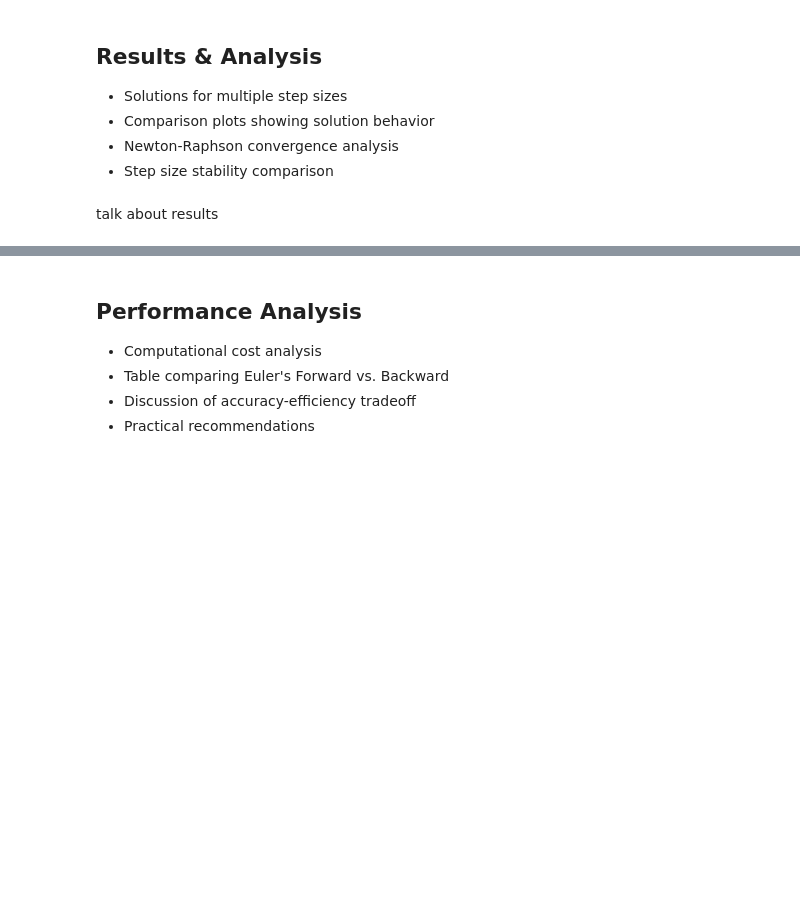
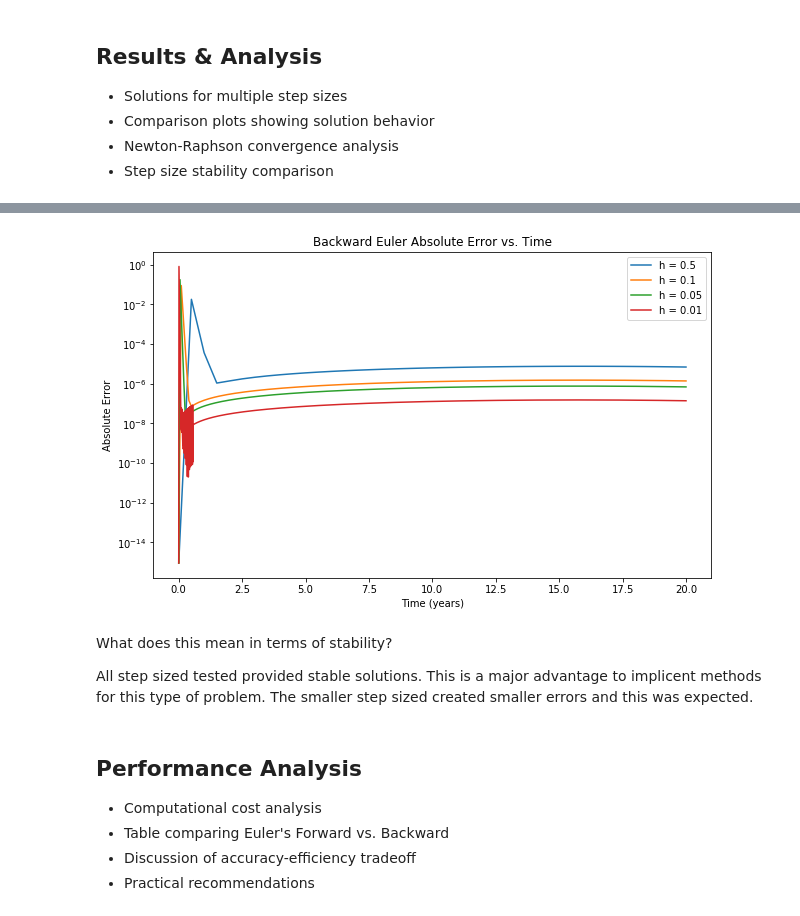
Before and after one commit to morgancodes22/coe311k, a Jupyter notebook: Gaitz_Morgan_COE311K_FinalProject_Part2.ipynb, the cells around one changed output, grey strips where cells are left out. Cells and saved outputs as stored; diff of their text form; code cells hidden in the pictures; blank space fills up the shorter version.

```diff
--- a/Gaitz_Morgan_COE311K_FinalProject_Part2.ipynb
+++ b/Gaitz_Morgan_COE311K_FinalProject_Part2.ipynb
@@ -64,2 +292,40 @@ Key characteristic: The stability requirement is much more restrictive than the
-# %% [markdown]
-talk about results
+# %%
+error_data= []
+
+for h in steps:
+
+    t, y, itera, res = solutions[h]
+
+    #print(t)#debug
+    N = exact_solution(t)
+    error = abs(y[:, 0] - N)
+
+    error_data.append({
+        "method": "Backward Euler",
+        "step size": h,
+        "number of steps": len(t) - 1,
+        "mean error": np.mean(error),
+        "max error": np.max(error),
+        "final error": error[-1],
+        "average NR iterations": np.mean(itera)
+    })
+
+error_table = pd.DataFrame(error_data)
+display(error_table)
+
+#print("debug")
+
+# plot absolute error over time for each step size
+plt.figure(figsize=(10, 6))
+for h in steps:
+    t, y, itera, res = solutions[h]
+    N_ref = exact_solution(t)
+    error = abs(y[:, 0] - N_ref)
+    plt.semilogy(t, error, label=f"h = {h}")
+
+plt.xlabel("Time (years)")
+plt.ylabel("Absolute Error")
+plt.title("Backward Euler Absolute Error vs. Time")
+plt.legend()
+plt.show()
+# %% [output]
@@ -66,3 +337,8 @@ talk about results
+[figure, added]
+# %% [markdown]
+What does this mean in terms of stability?
+
+All step sized tested provided stable solutions. This is a major advantage to implicent methods for this type of problem. The smaller step sized created smaller errors and this was expected.
 # %% [markdown]
 ## Performance Analysis
 - Computational cost analysis
```
Also changed, not shown: parts of 26 cells of this notebook.
